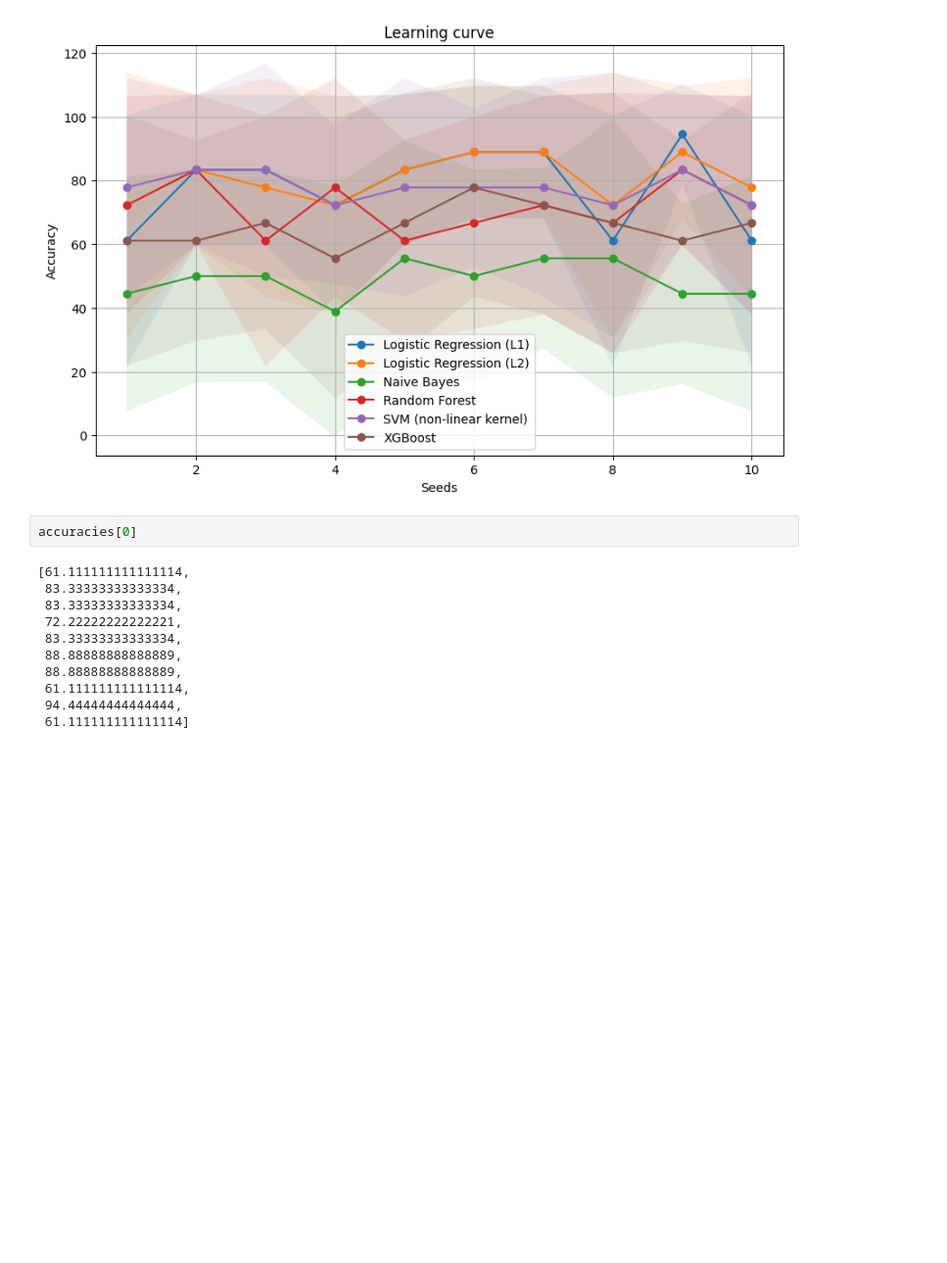
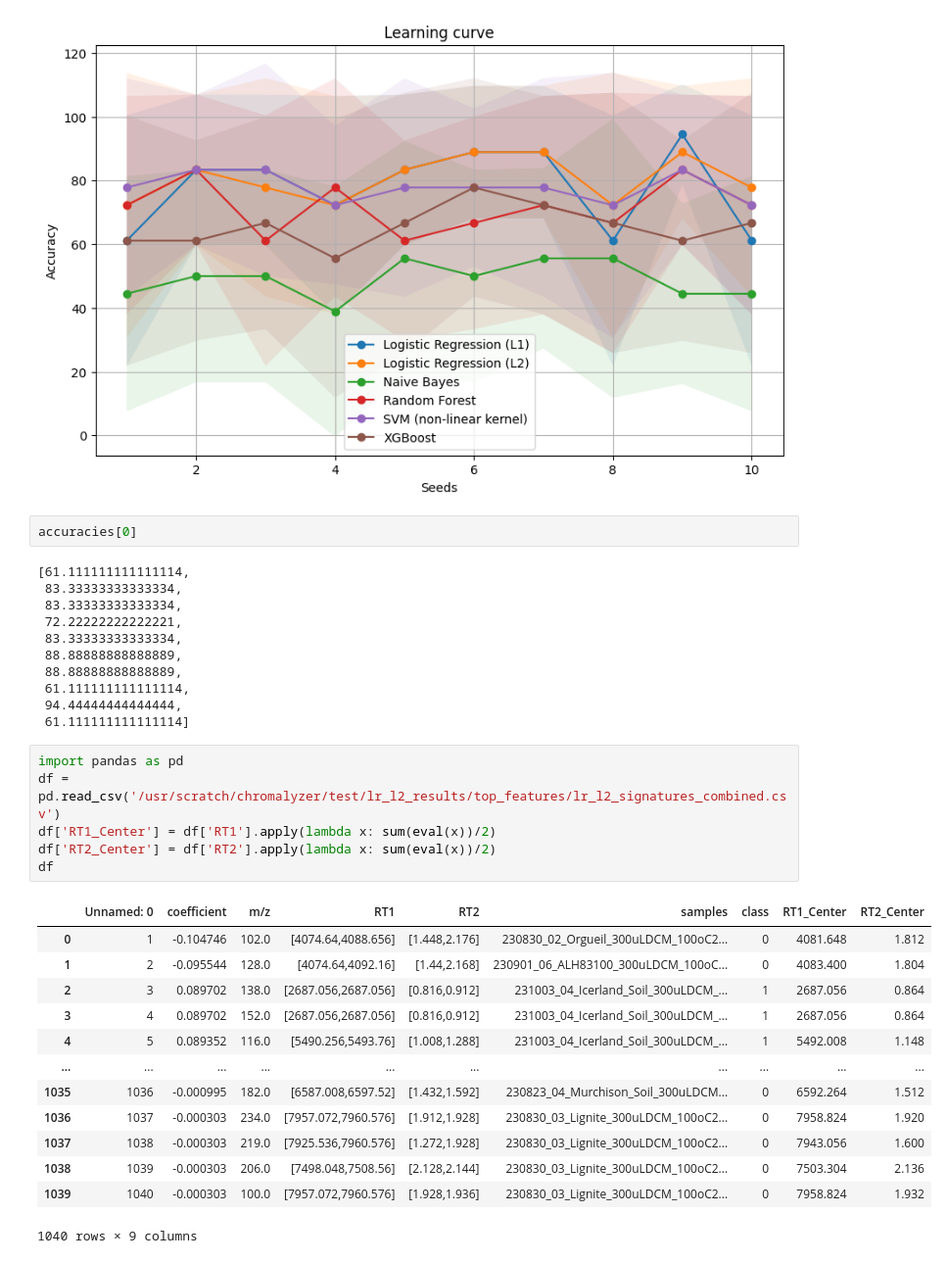
Before and after one commit to daniel-saeedi/Chromalyzer, a Jupyter notebook: test.ipynb, the cells around one changed output. Shown at 98% size. Cells and saved outputs as stored; diff of their text form; blank space fills up the shorter version.

```diff
--- a/test.ipynb
+++ b/test.ipynb
@@ -395,3 +395,23 @@ accuracies[0]
  61.111111111111114,
  94.44444444444444,
  61.111111111111114]
+# %%
+import pandas as pd
+df = pd.read_csv('/usr/scratch/chromalyzer/test/lr_l2_results/top_features/lr_l2_signatures_combined.csv')
+df['RT1_Center'] = df['RT1'].apply(lambda x: sum(eval(x))/2)
+df['RT2_Center'] = df['RT2'].apply(lambda x: sum(eval(x))/2)
+df
+# %% [output]
+|  | Unnamed: 0 | coefficient | m/z | RT1 | RT2 | samples | class | RT1_Center | RT2_Center |
+| 0 | 1 | -0.104746 | 102.0 | [4074.64,4088.656] | [1.448,2.176] | 230830_02_Orgueil_300uLDCM_100oC2... | 0 | 4081.648 | 1.812 |
+| 1 | 2 | -0.095544 | 128.0 | [4074.64,4092.16] | [1.44,2.168] | 230901_06_ALH83100_300uLDCM_100oC... | 0 | 4083.400 | 1.804 |
+| 2 | 3 | 0.089702 | 138.0 | [2687.056,2687.056] | [0.816,0.912] | 231003_04_Icerland_Soil_300uLDCM_... | 1 | 2687.056 | 0.864 |
+| 3 | 4 | 0.089702 | 152.0 | [2687.056,2687.056] | [0.816,0.912] | 231003_04_Icerland_Soil_300uLDCM_... | 1 | 2687.056 | 0.864 |
+| 4 | 5 | 0.089352 | 116.0 | [5490.256,5493.76] | [1.008,1.288] | 231003_04_Icerland_Soil_300uLDCM_... | 1 | 5492.008 | 1.148 |
+| ... | ... | ... | ... | ... | ... | ... | ... | ... | ... |
+| 1035 | 1036 | -0.000995 | 182.0 | [6587.008,6597.52] | [1.432,1.592] | 230823_04_Murchison_Soil_300uLDCM... | 0 | 6592.264 | 1.512 |
+| 1036 | 1037 | -0.000303 | 234.0 | [7957.072,7960.576] | [1.912,1.928] | 230830_03_Lignite_300uLDCM_100oC2... | 0 | 7958.824 | 1.920 |
+| 1037 | 1038 | -0.000303 | 219.0 | [7925.536,7960.576] | [1.272,1.928] | 230830_03_Lignite_300uLDCM_100oC2... | 0 | 7943.056 | 1.600 |
+| 1038 | 1039 | -0.000303 | 206.0 | [7498.048,7508.56] | [2.128,2.144] | 230830_03_Lignite_300uLDCM_100oC2... | 0 | 7503.304 | 2.136 |
+| 1039 | 1040 | -0.000303 | 100.0 | [7957.072,7960.576] | [1.928,1.936] | 230830_03_Lignite_300uLDCM_100oC2... | 0 | 7958.824 | 1.932 |
+1040 rows × 9 columns
```
Also changed, not shown: parts of 4 cells of this notebook, 14 other files.
